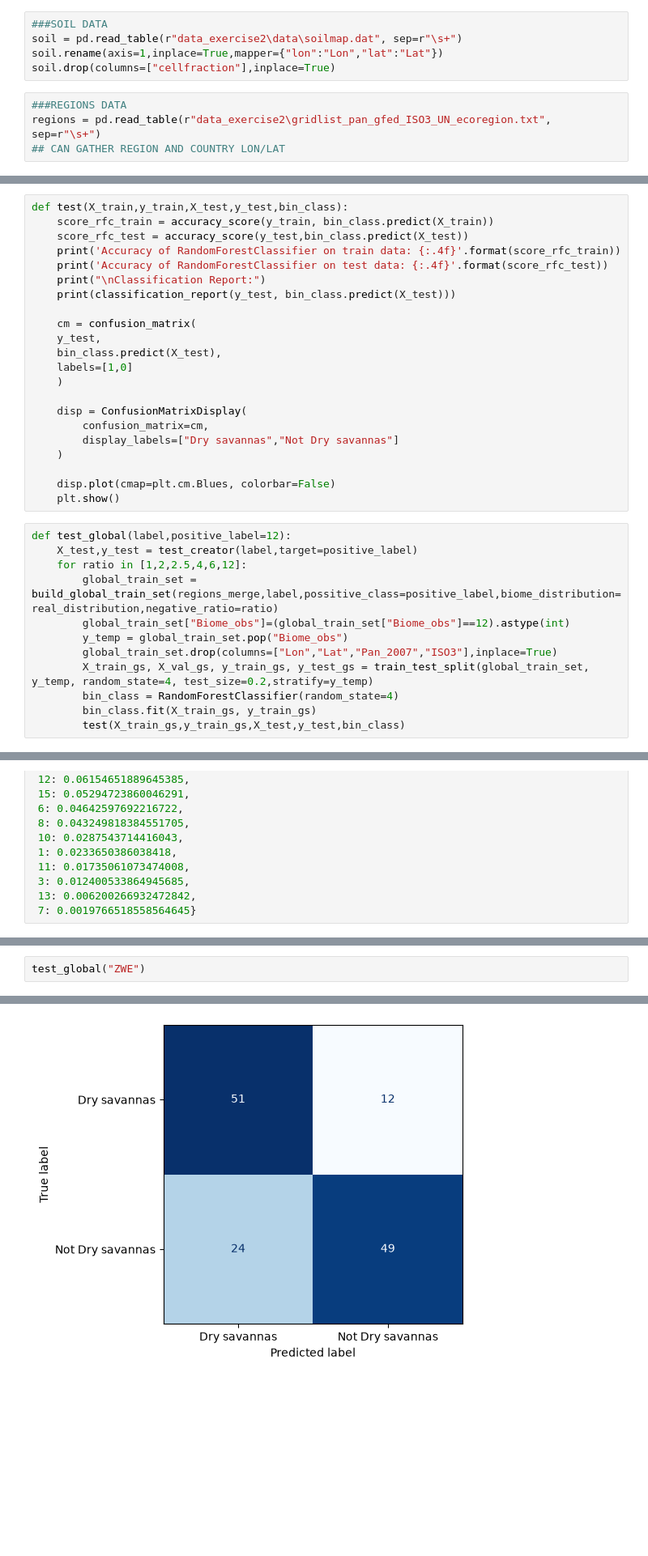
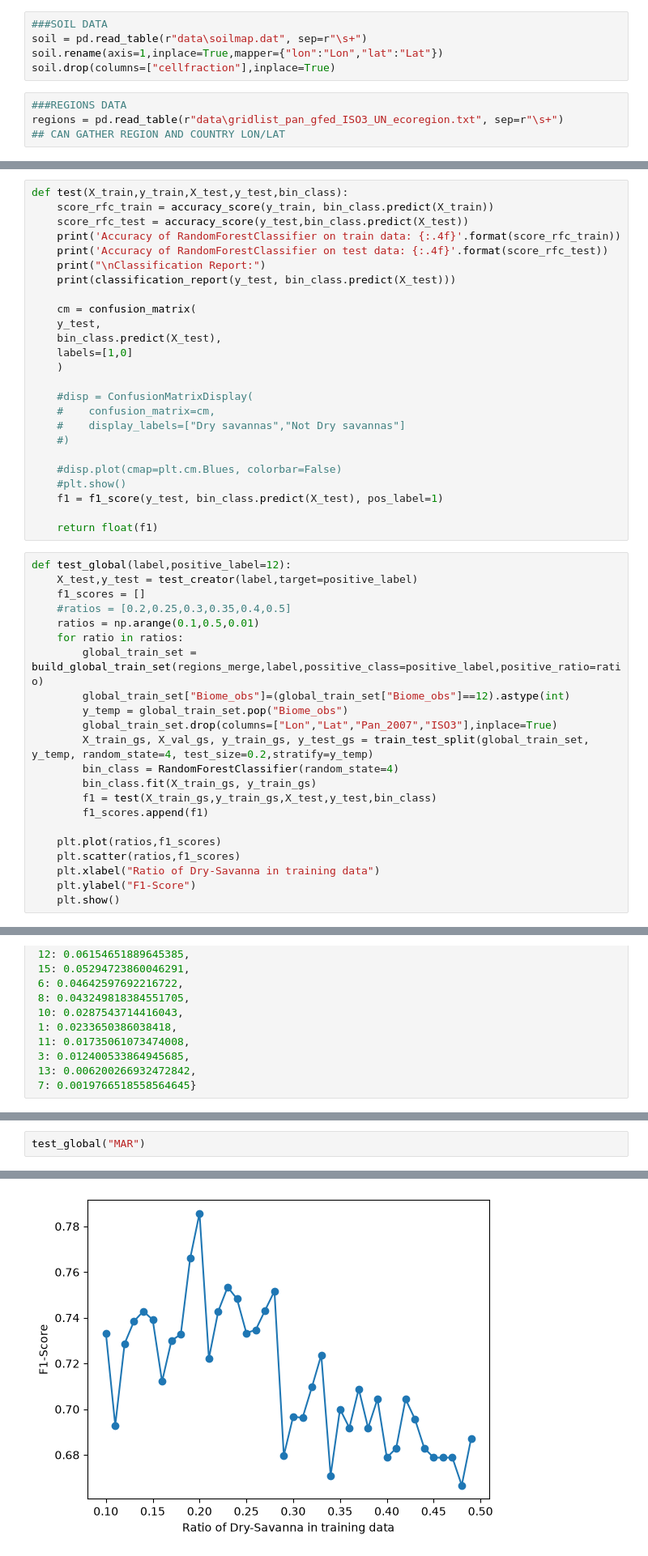
Before and after one commit to Milou-v/BERN01-Groupwork, a Jupyter notebook: project2_RandomForestBiome/test_binary_classifier_global.ipynb, the cells around one changed output, grey strips where cells are left out. Shown at 81% size. Cells and saved outputs as stored; diff of their text form; blank space fills up the shorter version.

Commit message:
binary classifiers fix and more plots

```diff
--- a/project2_RandomForestBiome/test_binary_classifier_global.ipynb
+++ b/project2_RandomForestBiome/test_binary_classifier_global.ipynb
@@ -44,11 +43,11 @@ LPJ = pd.read_csv(r"data_exercise2\data\LPJ-GUESS_output_BERN1.csv")
 # %%
 ###SOIL DATA
-soil = pd.read_table(r"data_exercise2\data\soilmap.dat", sep=r"\s+")
+soil = pd.read_table(r"data\soilmap.dat", sep=r"\s+")
 soil.rename(axis=1,inplace=True,mapper={"lon":"Lon","lat":"Lat"})
 soil.drop(columns=["cellfraction"],inplace=True)
 # %%
 ###REGIONS DATA
-regions = pd.read_table(r"data_exercise2\gridlist_pan_gfed_ISO3_UN_ecoregion.txt", sep=r"\s+")
+regions = pd.read_table(r"data\gridlist_pan_gfed_ISO3_UN_ecoregion.txt", sep=r"\s+")
 ## CAN GATHER REGION AND COUNTRY LON/LAT
 # %%
 ###BIOME CLASSES
@@ -294,25 +298,38 @@ def test(X_train,y_train,X_test,y_test,bin_class):
     labels=[1,0]
     )
 
-    disp = ConfusionMatrixDisplay(
-        confusion_matrix=cm,
-        display_labels=["Dry savannas","Not Dry savannas"]
-    )
+    #disp = ConfusionMatrixDisplay(
+    #    confusion_matrix=cm,
+    #    display_labels=["Dry savannas","Not Dry savannas"]
+    #)
 
-    disp.plot(cmap=plt.cm.Blues, colorbar=False)
-    plt.show()
+    #disp.plot(cmap=plt.cm.Blues, colorbar=False)
+    #plt.show()
+    f1 = f1_score(y_test, bin_class.predict(X_test), pos_label=1)
+
+    return float(f1)
 # %%
 def test_global(label,positive_label=12):
     X_test,y_test = test_creator(label,target=positive_label)
-    for ratio in [1,2,2.5,4,6,12]:
-        global_train_set = build_global_train_set(regions_merge,label,possitive_class=positive_label,biome_distribution=real_distribution,negative_ratio=ratio)
+    f1_scores = []
+    #ratios = [0.2,0.25,0.3,0.35,0.4,0.5]
+    ratios = np.arange(0.1,0.5,0.01)
+    for ratio in ratios:
+        global_train_set = build_global_train_set(regions_merge,label,possitive_class=positive_label,positive_ratio=ratio)
         global_train_set["Biome_obs"]=(global_train_set["Biome_obs"]==12).astype(int)
         y_temp = global_train_set.pop("Biome_obs")
         global_train_set.drop(columns=["Lon","Lat","Pan_2007","ISO3"],inplace=True)
         X_train_gs, X_val_gs, y_train_gs, y_test_gs = train_test_split(global_train_set, y_temp, random_state=4, test_size=0.2,stratify=y_temp)
         bin_class = RandomForestClassifier(random_state=4)
         bin_class.fit(X_train_gs, y_train_gs)
-        test(X_train_gs,y_train_gs,X_test,y_test,bin_class)
+        f1 = test(X_train_gs,y_train_gs,X_test,y_test,bin_class)
+        f1_scores.append(f1)
+
+    plt.plot(ratios,f1_scores)
+    plt.scatter(ratios,f1_scores)
+    plt.xlabel("Ratio of Dry-Savanna in training data")
+    plt.ylabel("F1-Score")
+    plt.show()
 # %%
 real_distribution = {2: 0.18783260968728355,
  17: 0.10989846429355814,
@@ -338,3 +351,3 @@ real_distribution = {2: 0.18783260968728355,
 # %%
-test_global("ZWE")
+test_global("MAR")
 # %% [output]
@@ -355 +371 @@ weighted avg       0.75      0.74      0.73       136
-[figure, old version]
+[figure, new version]
```
Also changed, not shown: parts of 7 cells of this notebook, 1 other file.
